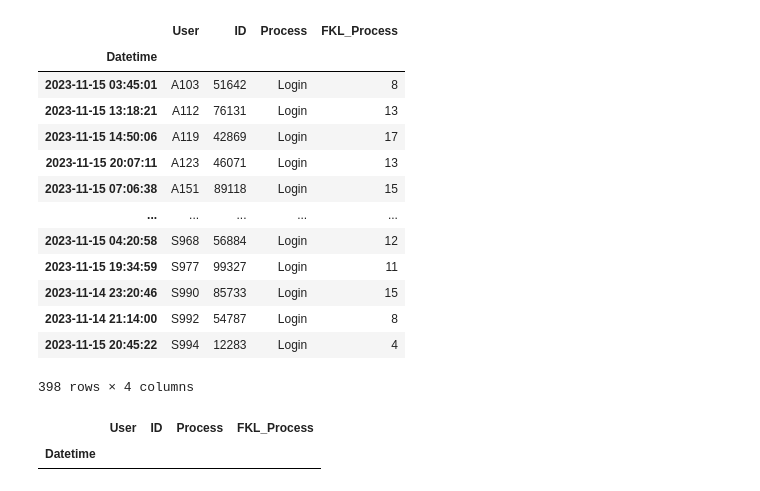
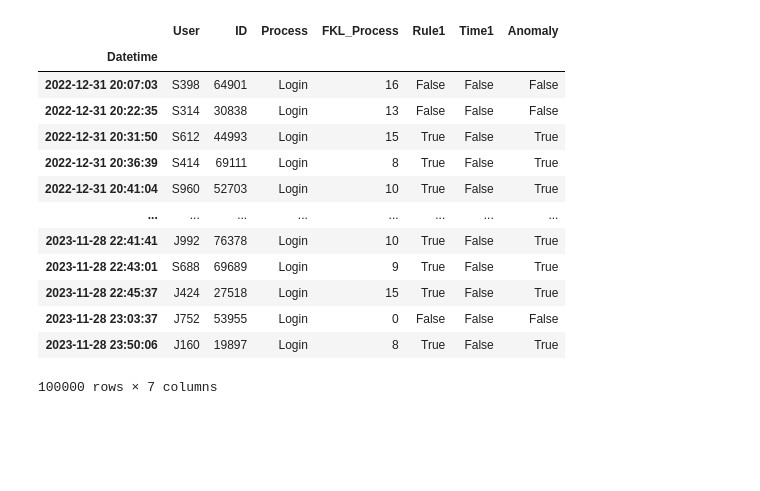
Before and after one commit to AbhiZx18324/3SO, a Jupyter notebook: anomaly-detection/test.ipynb, the cells around one changed output. Saved outputs shown, nothing was run; the diff lists cells and outputs as text; code cells hidden in the pictures; blank space fills up the shorter version.

Commit message:
exempted rel rule

```diff
--- a/anomaly-detection/test.ipynb
+++ b/anomaly-detection/test.ipynb
@@ -236,22 +7,21 @@ test_df[plain_res]
-# %%
-test_df[rel_res]
-# %% [output]
-|  | User | ID | Process | FKL_Process |
-| Datetime |  |  |  |  |
-| 2023-11-15 03:45:01 | A103 | 51642 | Login | 8 |
-| 2023-11-15 13:18:21 | A112 | 76131 | Login | 13 |
-| 2023-11-15 14:50:06 | A119 | 42869 | Login | 17 |
-| 2023-11-15 20:07:11 | A123 | 46071 | Login | 13 |
-| 2023-11-15 07:06:38 | A151 | 89118 | Login | 15 |
-| ... | ... | ... | ... | ... |
-| 2023-11-15 04:20:58 | S968 | 56884 | Login | 12 |
-| 2023-11-15 19:34:59 | S977 | 99327 | Login | 11 |
-| 2023-11-14 23:20:46 | S990 | 85733 | Login | 15 |
-| 2023-11-14 21:14:00 | S992 | 54787 | Login | 8 |
-| 2023-11-15 20:45:22 | S994 | 12283 | Login | 4 |
-398 rows × 4 columns
-# %%
-test_df[time_res]
-# %% [output]
-|  | User | ID | Process | FKL_Process |
-| Datetime |  |  |  |  |
+# %%
+df = pd.read_csv("data/anomalies.csv")
+df['Datetime'] = pd.to_datetime(df['Datetime'])
+df.set_index('Datetime', inplace=True)
+# %%
+df
+# %% [output]
+|  | User | ID | Process | FKL_Process | Rule1 | Time1 | Anomaly |
+| Datetime |  |  |  |  |  |  |  |
+| 2022-12-31 20:07:03 | S398 | 64901 | Login | 16 | False | False | False |
+| 2022-12-31 20:22:35 | S314 | 30838 | Login | 13 | False | False | False |
+| 2022-12-31 20:31:50 | S612 | 44993 | Login | 15 | True | False | True |
+| 2022-12-31 20:36:39 | S414 | 69111 | Login | 8 | True | False | True |
+| 2022-12-31 20:41:04 | S960 | 52703 | Login | 10 | True | False | True |
+| ... | ... | ... | ... | ... | ... | ... | ... |
+| 2023-11-28 22:41:41 | J992 | 76378 | Login | 10 | True | False | True |
+| 2023-11-28 22:43:01 | S688 | 69689 | Login | 9 | True | False | True |
+| 2023-11-28 22:45:37 | J424 | 27518 | Login | 15 | True | False | True |
+| 2023-11-28 23:03:37 | J752 | 53955 | Login | 0 | False | False | False |
+| 2023-11-28 23:50:06 | J160 | 19897 | Login | 8 | True | False | True |
+100000 rows × 7 columns
```
Also changed, not shown: parts of 29 cells of this notebook, 5 other files.
